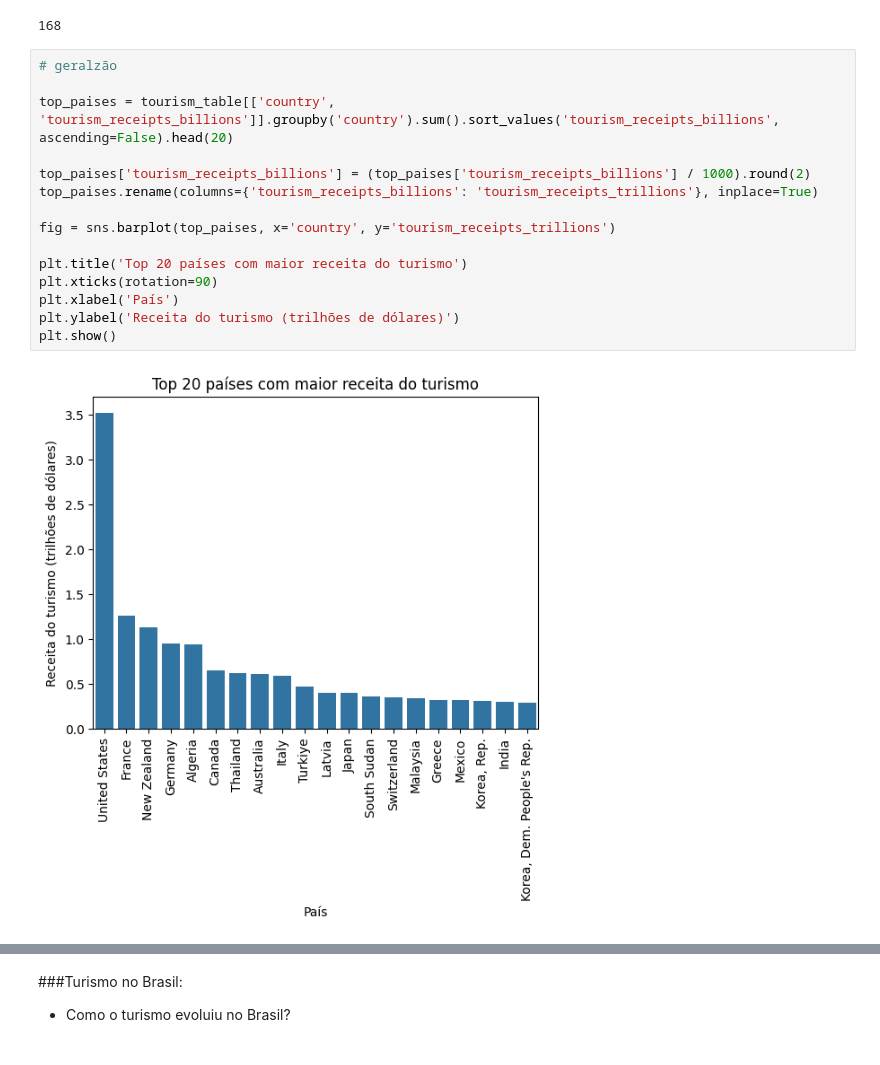
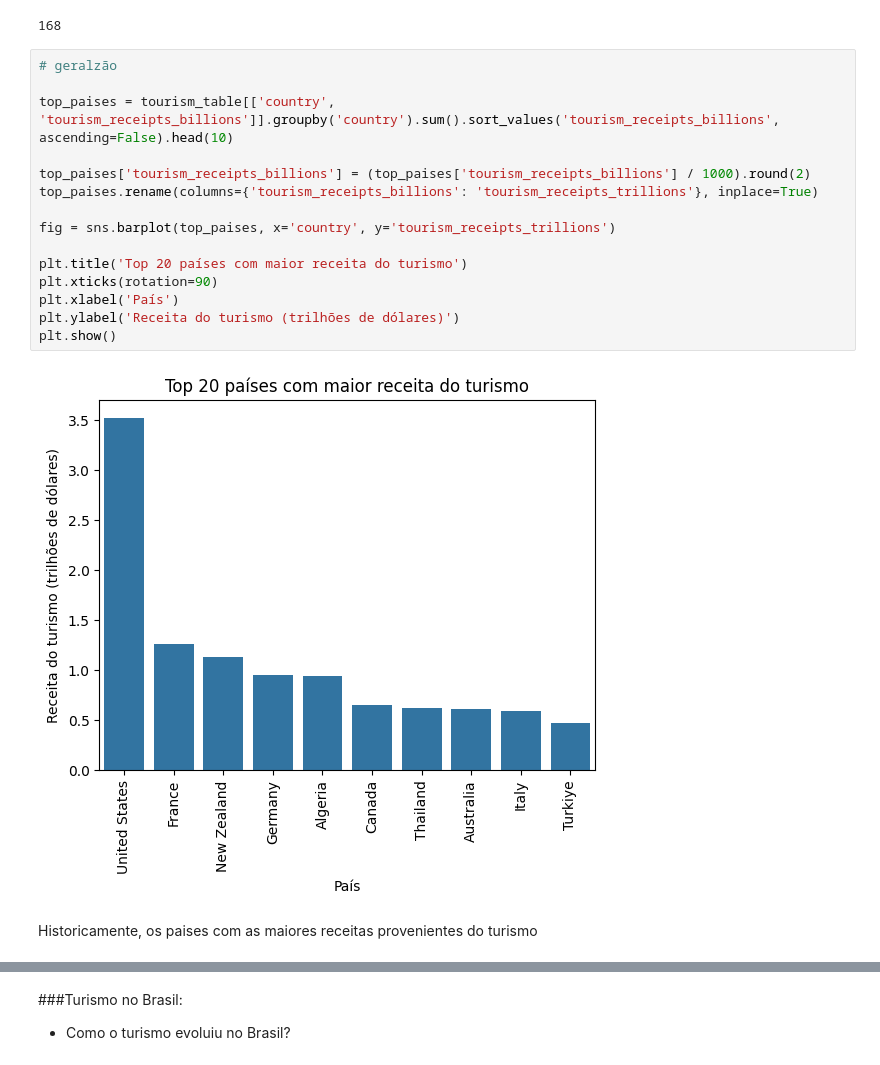
Before and after one commit to Gabs72P/Analise-da-economia-do-turismo-mundial, a Jupyter notebook: Projeto_Turismo.ipynb, the cells around one changed output, grey strips where cells are left out. Saved outputs shown, nothing was run; the diff lists cells and outputs as text.

```diff
--- a/Projeto_Turismo.ipynb
+++ b/Projeto_Turismo.ipynb
@@ -607,20 +608,22 @@ tourism_table['country'].nunique()
 # %%
 # geralzão
 
-top_paises = tourism_table[['country', 'tourism_receipts_billions']].groupby('country').sum().sort_values('tourism_receipts_billions', ascending=False).head(20)
+top_paises = tourism_table[['country', 'tourism_receipts_billions']].groupby('country').sum().sort_values('tourism_receipts_billions', ascending=False).head(10)
 
 top_paises['tourism_receipts_billions'] = (top_paises['tourism_receipts_billions'] / 1000).round(2)
 top_paises.rename(columns={'tourism_receipts_billions': 'tourism_receipts_trillions'}, inplace=True)
 
 fig = sns.barplot(top_paises, x='country', y='tourism_receipts_trillions')
 
 plt.title('Top 20 países com maior receita do turismo')
 plt.xticks(rotation=90)
 plt.xlabel('País')
 plt.ylabel('Receita do turismo (trilhões de dólares)')
 plt.show()
 # %% [output]
-[figure, old version]
+[figure, new version]
+# %% [markdown]
+Historicamente, os paises com as maiores receitas provenientes do turismo
 # %%
 # de 2015 a 2020
 
```
Also changed, not shown: parts of 13 cells of this notebook.
